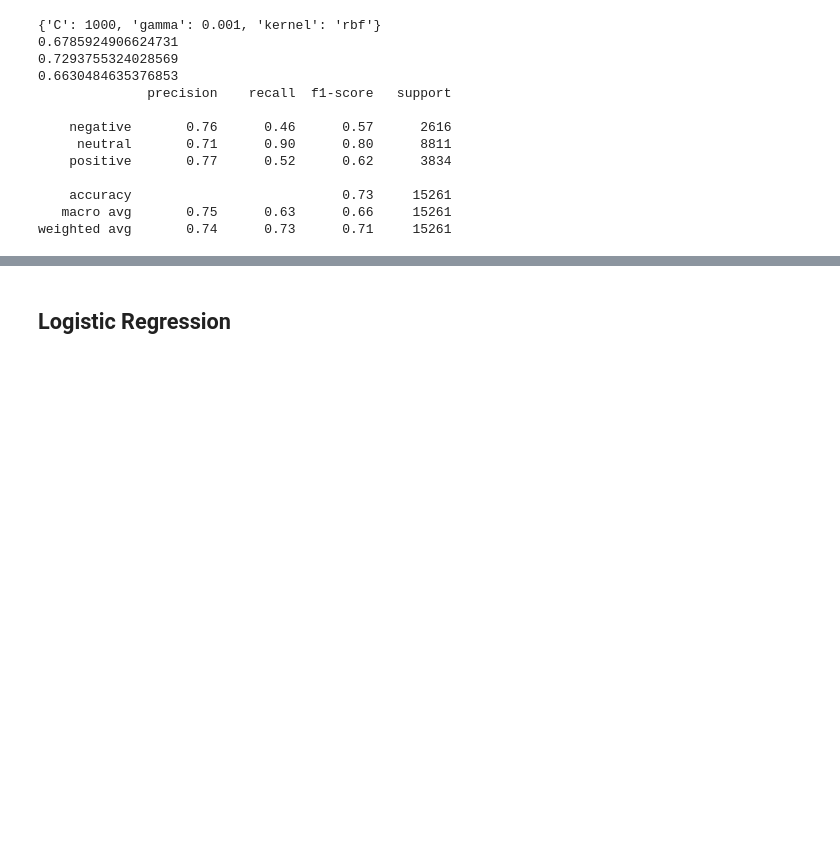
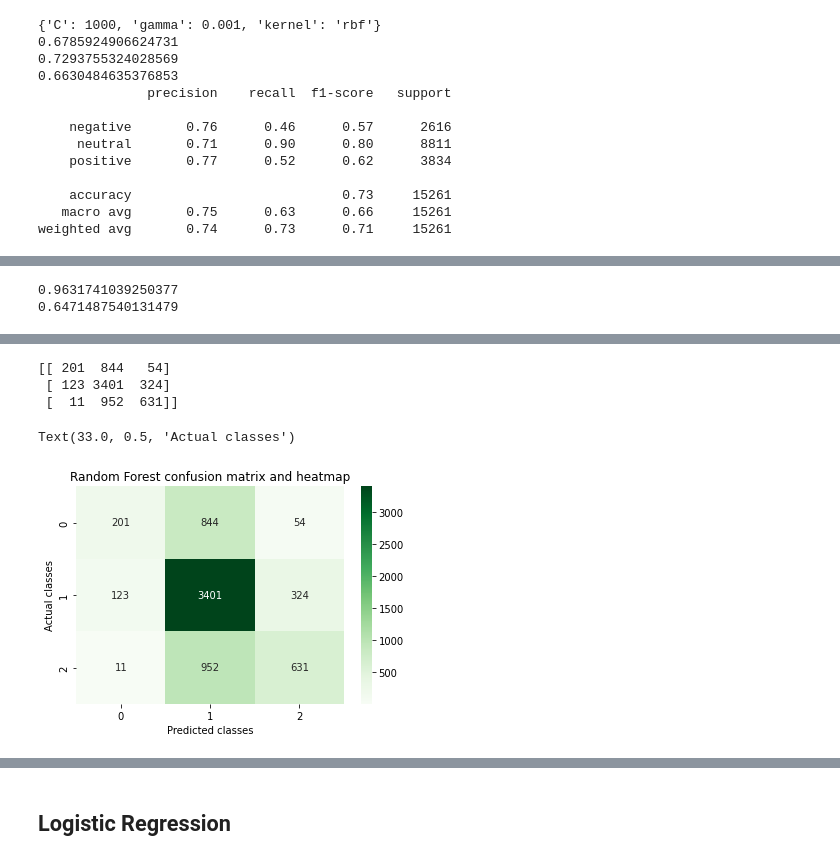
Before and after one commit to joshcarp/ml-assignment-2, a Jupyter notebook: submission 3/submission_notebook.ipynb, the cells around one changed output, grey strips where cells are left out. Saved outputs shown, nothing was run; the diff lists cells and outputs as text; code cells hidden in the pictures; blank space fills up the shorter version.

```diff
--- a/submission 3/submission_notebook.ipynb
+++ b/submission 3/submission_notebook.ipynb
@@ -77,7 +84,7 @@ Test length: 6099
 ### Training test splitting
 # %%
 # hold out with test size 0.3
-X_train, X_test, y_train, y_test = train_test_split(X_train_raw, Y_train,
+x_train, x_test, y_train, y_test = train_test_split(x_train_raw, y_train_raw,
                                                     test_size=0.3,
                                                     random_state=30)
 # %%
@@ -219,11 +187,14 @@ output_pd = pd.DataFrame(list(vocab_dict.items()), columns=['word', 'count'])
 output_pd.T.to_csv('BoW-vocab.csv', index=False)
 # %%
 # apply k best on BoW
-kbest = SelectKBest(chi2, k=500).fit(X_train_BoW, Y_train)
-kbest_train_X = kbest.transform(X_train_BoW)
-kbest_test_X = kbest.transform(X_test_BoW)
+kbest = SelectKBest(chi2, k=500).fit(x_train_bow_raw, y_train_raw)
+kbest_train_x_500 = kbest.transform(x_train_bow_raw)
+kbest_test_x_500 = kbest.transform(x_test_bow_raw)
 
 # training dataset
-kbest = SelectKBest(chi2, k=700).fit(x_train_BoW, y_train)
-kbest_train_x = kbest.transform(x_train_BoW)
-kbest_test_x = kbest.transform(x_test_BoW)
+kbest = SelectKBest(chi2, k=700).fit(x_train_bow, y_train)
+kbest_train_x_700 = kbest.transform(x_train_bow)
+kbest_test_x_700 = kbest.transform(x_test_bow)
+
+train_tuple = (kbest_train_x_700, y_train)
+test_tuple = (kbest_test_x_700, y_test)
@@ -484,0 +388,18 @@ print(classification_report(y_test, random_forest.predict(x_test)))
+# %%
+#random forest
+rf = RandomForestClassifier(n_jobs=-1, n_estimators=100, verbose=1,
+                            max_depth=150).fit(
+    *train_tuple)
+print(rf.score(*train_tuple))
+print(rf.score(*test_tuple))
+
+rf_pred = rf.predict(kbest_test_x_700)
+matrix_rf = confusion_matrix(y_test, rf_pred)
+
+print(matrix_rf)
+
+sns.heatmap(matrix_rf, cmap='Greens', annot=True, fmt='d')
+plt.title("Random Forest confusion matrix and heatmap")
+plt.xlabel("Predicted classes")
+plt.ylabel("Actual classes")
+# %% [output]
@@ -484,0 +414,2 @@ print(classification_report(y_test, random_forest.predict(x_test)))
+0.9631741039250377
+0.6471487540131479
@@ -484,0 +420,5 @@ print(classification_report(y_test, random_forest.predict(x_test)))
+[[ 201  844   54]
+ [ 123 3401  324]
+ [  11  952  631]]
+Text(33.0, 0.5, 'Actual classes')
+[figure, added]
```
Also changed, not shown: parts of 44 cells of this notebook, 3 other files.
